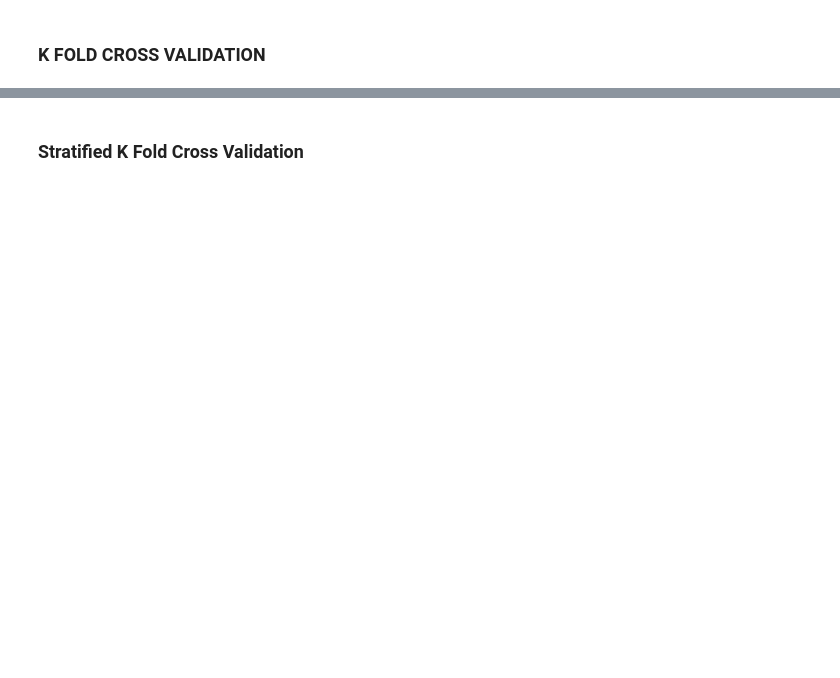
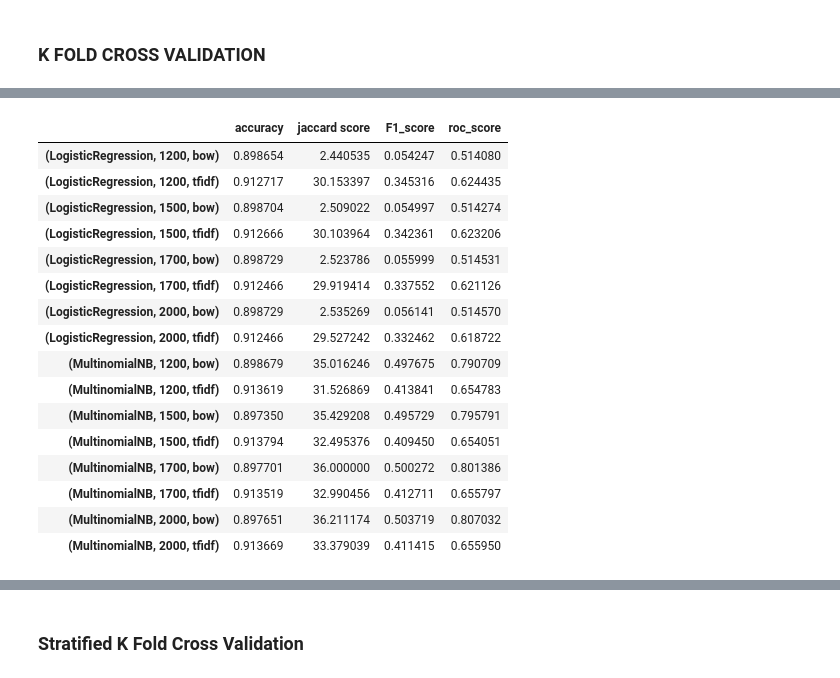
Before and after one commit to Navjotbians/toxic-comment-classifier, a Jupyter notebook: notebooks/modelling.ipynb, the cells around one changed output, grey strips where cells are left out. Cells and saved outputs as stored; diff of their text form; code cells hidden in the pictures; blank space fills up the shorter version.

```diff
--- a/notebooks/modelling.ipynb
+++ b/notebooks/modelling.ipynb
@@ -350,0 +291,5 @@ cv_score = [0.89478631 0.89108228 0.89315034 0.89503039 0.89227298 0.8975998
+# %%
+#Train-test split
+print("... Performing train test split")
+X_train, X_test, y_train, y_test = model_selection.train_test_split(corpus,df[labels],
+                                                                    test_size=0.25,random_state=42)
@@ -350,0 +298,5 @@ cv_score = [0.89478631 0.89108228 0.89315034 0.89503039 0.89227298 0.8975998
+# %%
+## Features extraction with word embedding
+print("... Extracting features")
+Xv_train, Xv_test, vectorizer = get_embeddings(X_train, X_test,
+                                                          max_feature = 1000 , embedding_type= 'bow')
@@ -350,0 +342,24 @@ cv_score = [0.89478631 0.89108228 0.89315034 0.89503039 0.89227298 0.8975998
+# %%
+logreg = LogisticRegression(solver='sag', C= 0.1)
+classifier = [logreg, n_bayes]
+max_feature = [1200, 1500, 1700, 2000]
+embedding= ['bow', 'tfidf']
+# %%
+summary_report =  []
+combinations =[]
+best_jscore = 1
+for estimator in classifier:
+  print(".... Processing {}".format(estimator))
+  for m in max_feature:
+    for n in embedding:
+      print(".... Combination {}, {} ".format(m,n))
+      combinations.append((estimator.__class__.__name__, m, n))
+      clf, vectorizer, score_sumry = train_model(estimator, corpus, df[labels], max_feature=m, embedding= n )
+      summary_report.append(score_sumry)
+      if score_sumry[1] > best_jscore:
+        best_jscore =score_sumry[1]
+        best_param = {"classifier": clf.__class__.__name__, "max_features": m, "embedding_type":n}
+
+
+print(summary_report)
+print(best_param)
@@ -350,0 +440,21 @@ cv_score = [0.89478631 0.89108228 0.89315034 0.89503039 0.89227298 0.8975998
+# %%
+summary_r = pd.DataFrame(summary_report, index = [combinations], columns= ['accuracy', 'jaccard score', 'F1_score', 'roc_score'],)
+summary_r
+# %% [output]
+|  | accuracy | jaccard score | F1_score | roc_score |
+| (LogisticRegression, 1200, bow) | 0.898654 | 2.440535 | 0.054247 | 0.514080 |
+| (LogisticRegression, 1200, tfidf) | 0.912717 | 30.153397 | 0.345316 | 0.624435 |
+| (LogisticRegression, 1500, bow) | 0.898704 | 2.509022 | 0.054997 | 0.514274 |
+| (LogisticRegression, 1500, tfidf) | 0.912666 | 30.103964 | 0.342361 | 0.623206 |
+| (LogisticRegression, 1700, bow) | 0.898729 | 2.523786 | 0.055999 | 0.514531 |
+| (LogisticRegression, 1700, tfidf) | 0.912466 | 29.919414 | 0.337552 | 0.621126 |
+| (LogisticRegression, 2000, bow) | 0.898729 | 2.535269 | 0.056141 | 0.514570 |
+| (LogisticRegression, 2000, tfidf) | 0.912466 | 29.527242 | 0.332462 | 0.618722 |
+| (MultinomialNB, 1200, bow) | 0.898679 | 35.016246 | 0.497675 | 0.790709 |
+| (MultinomialNB, 1200, tfidf) | 0.913619 | 31.526869 | 0.413841 | 0.654783 |
+| (MultinomialNB, 1500, bow) | 0.897350 | 35.429208 | 0.495729 | 0.795791 |
+| (MultinomialNB, 1500, tfidf) | 0.913794 | 32.495376 | 0.409450 | 0.654051 |
+| (MultinomialNB, 1700, bow) | 0.897701 | 36.000000 | 0.500272 | 0.801386 |
+| (MultinomialNB, 1700, tfidf) | 0.913519 | 32.990456 | 0.412711 | 0.655797 |
+| (MultinomialNB, 2000, bow) | 0.897651 | 36.211174 | 0.503719 | 0.807032 |
+| (MultinomialNB, 2000, tfidf) | 0.913669 | 33.379039 | 0.411415 | 0.655950 |
```
Also changed, not shown: parts of 77 cells of this notebook.
